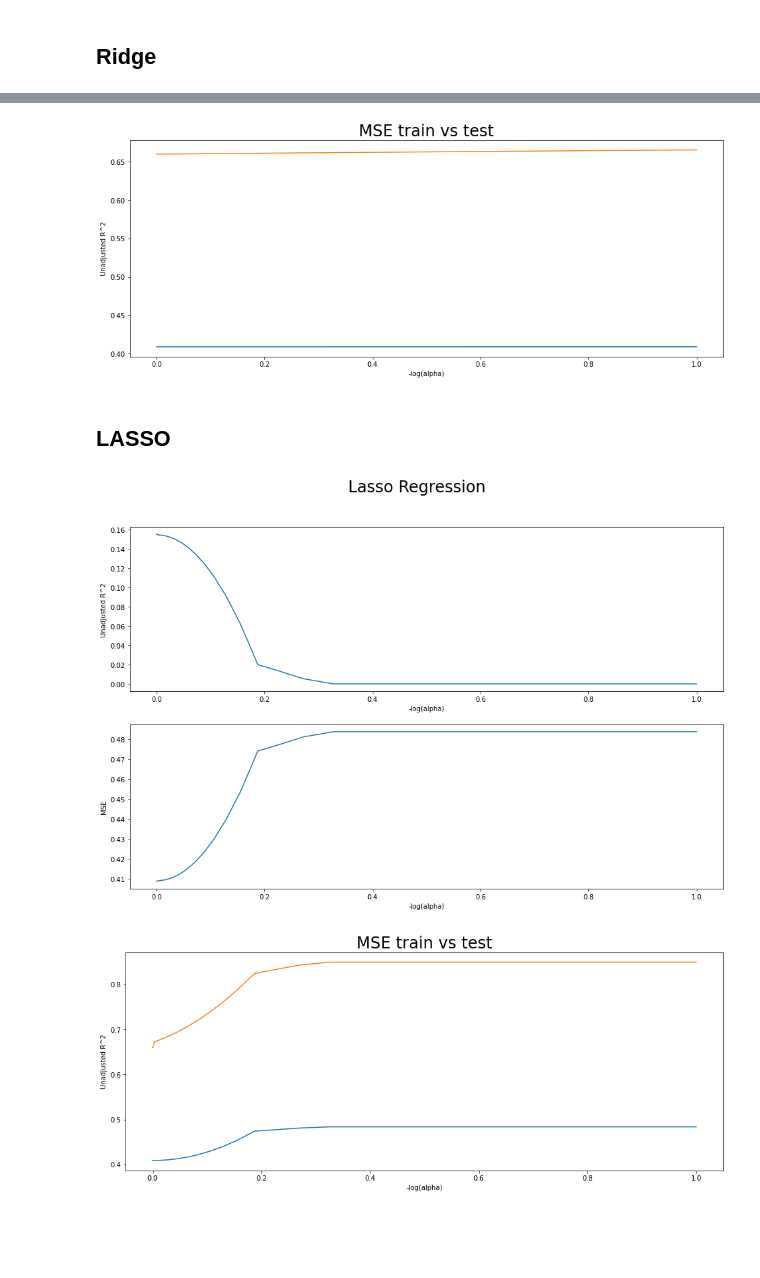
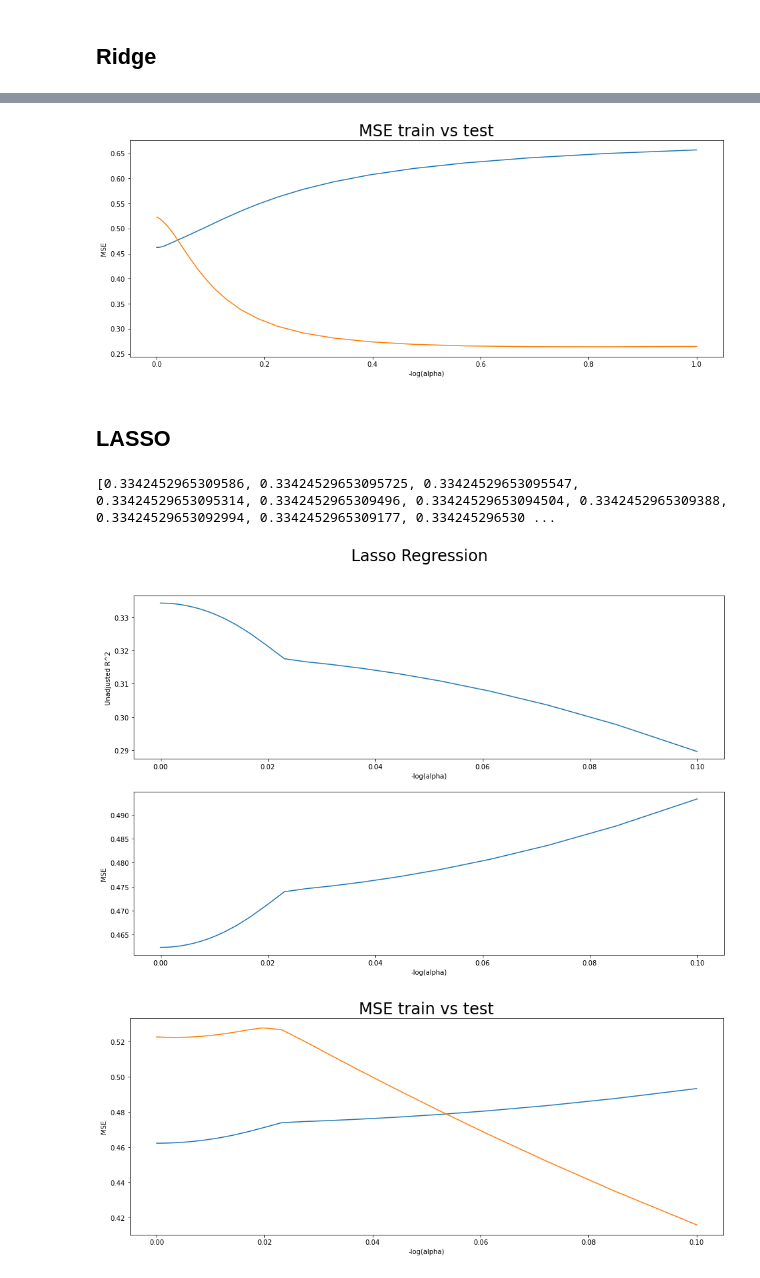
Before and after one commit to Sean-Chaos/DBA-3803-Project, a Jupyter notebook: DBA 3803 project 1.ipynb, the cells around one changed output, grey strips where cells are left out. Cells and saved outputs as stored; diff of their text form; code cells hidden in the pictures; blank space fills up the shorter version.

Commit message:
Add files via upload
added new code for lasso and ridge. Linear regression added also. Still cannot get the linear regression to == to the min var portfolio

```diff
--- a/DBA 3803 project 1.ipynb
+++ b/DBA 3803 project 1.ipynb
@@ -199,9 +218,9 @@ print(w)
 # %% [markdown]
 ## Ridge
 # %%
-# range of alphas to try (need to do a bit of trial and error)
-alpha_vec = np.logspace(-8,0,100)
-print(alpha_vec)
+alpha_vec = np.logspace(-8,3,100)
+
+#print(alpha_vec)
 
 # results list
 train_r2 = []
@@ -211,9 +230,7 @@ coeff_dict = {}
 test_r2 = []
 test_mse = []
 
-# iterate over all alphas in range
 for cur_alpha in alpha_vec:
-    # Create the Ridge object and fit
     ridge = Ridge(cur_alpha)
     ridge.fit(X_train, y_train)
 
@@ -226,4 +243,4 @@ for cur_alpha in alpha_vec:
     test_r2.append(ridge.score(X_test, y_test))
     test_mse.append(mean_squared_error(y_test, ridge.predict(X_test)))
 
-print(train_r2)
+#print(train_r2)
@@ -262,17 +261,16 @@ plt.show()
 plt.figure(figsize=(16,6))
 fig1 = sns.lineplot(x=alpha_vec, y=np.array(train_mse))
 fig1 = sns.lineplot(x=alpha_vec, y=np.array(test_mse))
-fig1.set(xlabel='-log(alpha)', ylabel='Unadjusted R^2')
+fig1.set(xlabel='-log(alpha)', ylabel='MSE')
 plt.title('MSE train vs test', fontsize = 24)
 
 plt.show()
 # %% [output]
-[figure, old version]
+[figure, new version]
 # %% [markdown]
 ## LASSO
 # %%
-# range of alphas to try (need to do a bit of trial and error)
-alpha_vec = np.logspace(-8,0,100)
+alpha_vec = np.logspace(-8,-1,100)
 
 # results list
 train_r2 = []
@@ -285,7 +283,6 @@ test_mse = []
 
 # iterate over all alphas in range
 for cur_alpha in alpha_vec:
-    # Create the Lasso object and fit
     lasso = Lasso(cur_alpha, max_iter=10000)
     lasso.fit(X_train, y_train)
 
@@ -297,6 +294,8 @@ for cur_alpha in alpha_vec:
     # Test
     test_r2.append(lasso.score(X_test, y_test))
     test_mse.append(mean_squared_error(y_test, lasso.predict(X_test)))
+# %% [output]
+[0.3342452965309586, 0.33424529653095725, 0.33424529653095547, 0.33424529653095314, 0.3342452965309496, 0.33424529653094504, 0.3342452965309388, 0.33424529653092994, 0.3342452965309177, 0.334245296530 ...
 # %%
 fig, axs = plt.subplots(nrows=2, figsize=(16,10))
 sns.lineplot(x=alpha_vec, y=np.array(train_r2), ax=axs[0])
@@ -309,14 +308,14 @@ fig.suptitle('Lasso Regression', fontsize = 24)
 
 plt.show()
 # %% [output]
-[figure, old version]
+[figure, new version]
 # %%
 plt.figure(figsize=(16,6))
 fig1 = sns.lineplot(x=alpha_vec, y=np.array(train_mse))
 fig1 = sns.lineplot(x=alpha_vec, y=np.array(test_mse))
-fig1.set(xlabel='-log(alpha)', ylabel='Unadjusted R^2')
+fig1.set(xlabel='-log(alpha)', ylabel='MSE')
 plt.title('MSE train vs test', fontsize = 24)
 
 plt.show()
 # %% [output]
-[figure, old version]
+[figure, new version]
```
Also changed, not shown: parts of 20 cells of this notebook.
